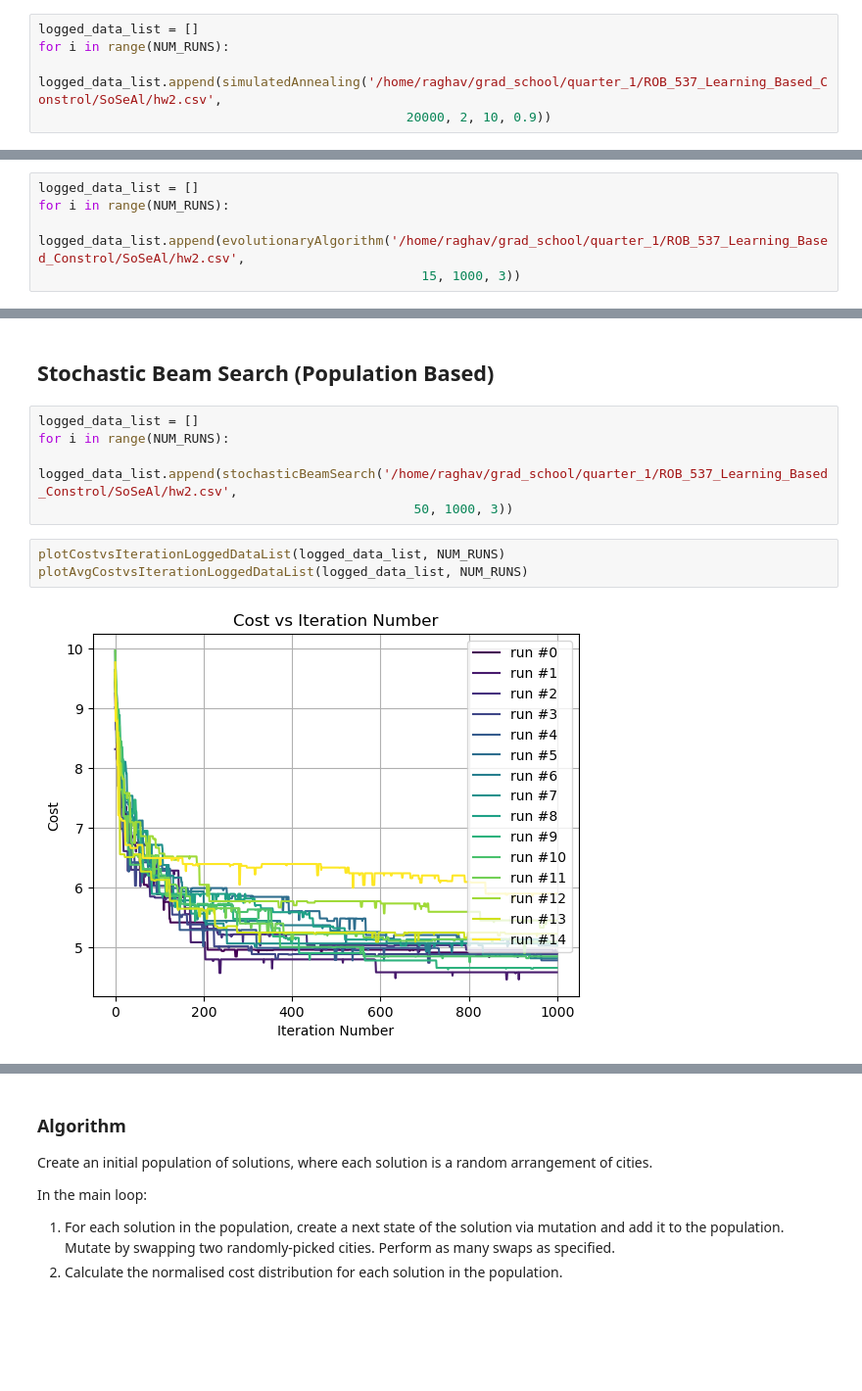
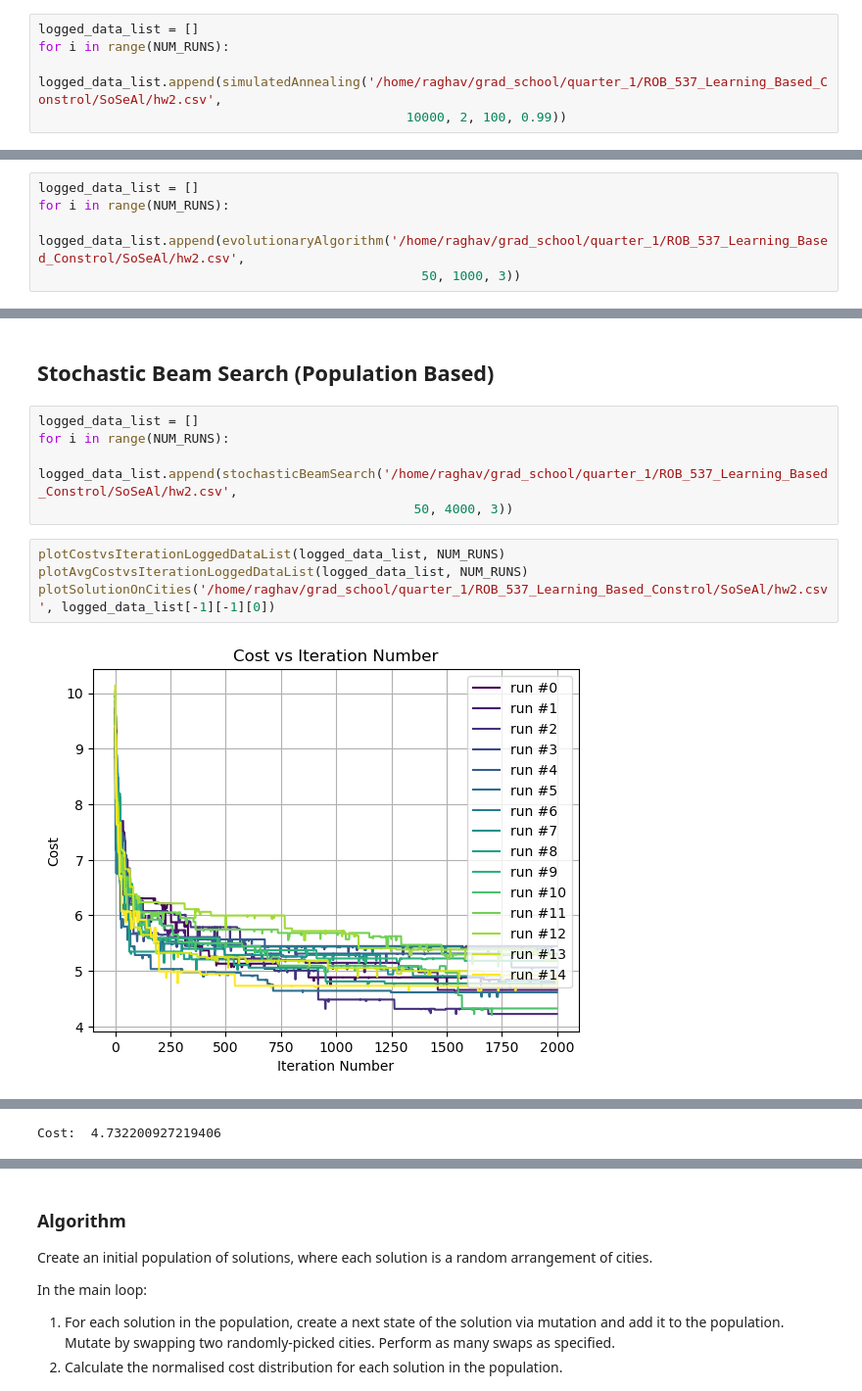
Before and after one commit to raghavthakar/SoSeAl, a Jupyter notebook: experiments.ipynb, the cells around one changed output, grey strips where cells are left out. Shown at 98% size. Saved outputs shown, nothing was run; the diff lists cells and outputs as text; blank space fills up the shorter version.

```diff
--- a/experiments.ipynb
+++ b/experiments.ipynb
@@ -13,7 +14,7 @@ NUM_RUNS = 15
 logged_data_list = []
 for i in range(NUM_RUNS):
     logged_data_list.append(simulatedAnnealing('/home/raghav/grad_school/quarter_1/ROB_537_Learning_Based_Constrol/SoSeAl/hw2.csv',
-                                                20000, 2, 10, 0.9))
+                                                10000, 2, 100, 0.99))
 # %%
 plotCostvsIterationLoggedDataList(logged_data_list, NUM_RUNS)
 plotAvgCostvsIterationLoggedDataList(logged_data_list, NUM_RUNS)
@@ -48,7 +53,7 @@ $T=T \times T_{f}$ Where $0<T_{f}\lt1$ is the temperature decay factor.
 logged_data_list = []
 for i in range(NUM_RUNS):
     logged_data_list.append(evolutionaryAlgorithm('/home/raghav/grad_school/quarter_1/ROB_537_Learning_Based_Constrol/SoSeAl/hw2.csv',
-                                                  15, 1000, 3))
+                                                  50, 1000, 3))
 # %%
 plotCostvsIterationLoggedDataList(logged_data_list, NUM_RUNS)
 plotAvgCostvsIterationLoggedDataList(logged_data_list, NUM_RUNS)
@@ -77,9 +85,10 @@ This selection technique is preferred over the standard Roulette-Wheel selection
 logged_data_list = []
 for i in range(NUM_RUNS):
     logged_data_list.append(stochasticBeamSearch('/home/raghav/grad_school/quarter_1/ROB_537_Learning_Based_Constrol/SoSeAl/hw2.csv',
-                                                 50, 1000, 3))
+                                                 50, 4000, 3))
 # %%
 plotCostvsIterationLoggedDataList(logged_data_list, NUM_RUNS)
 plotAvgCostvsIterationLoggedDataList(logged_data_list, NUM_RUNS)
+plotSolutionOnCities('/home/raghav/grad_school/quarter_1/ROB_537_Learning_Based_Constrol/SoSeAl/hw2.csv', logged_data_list[-1][-1][0])
 # %% [output]
-[figure, old version]
+[figure, new version]
@@ -86,0 +96 @@ plotAvgCostvsIterationLoggedDataList(logged_data_list, NUM_RUNS)
+Cost:  4.732200927219406
```
Also changed, not shown: parts of 4 cells of this notebook, 2 other files.
